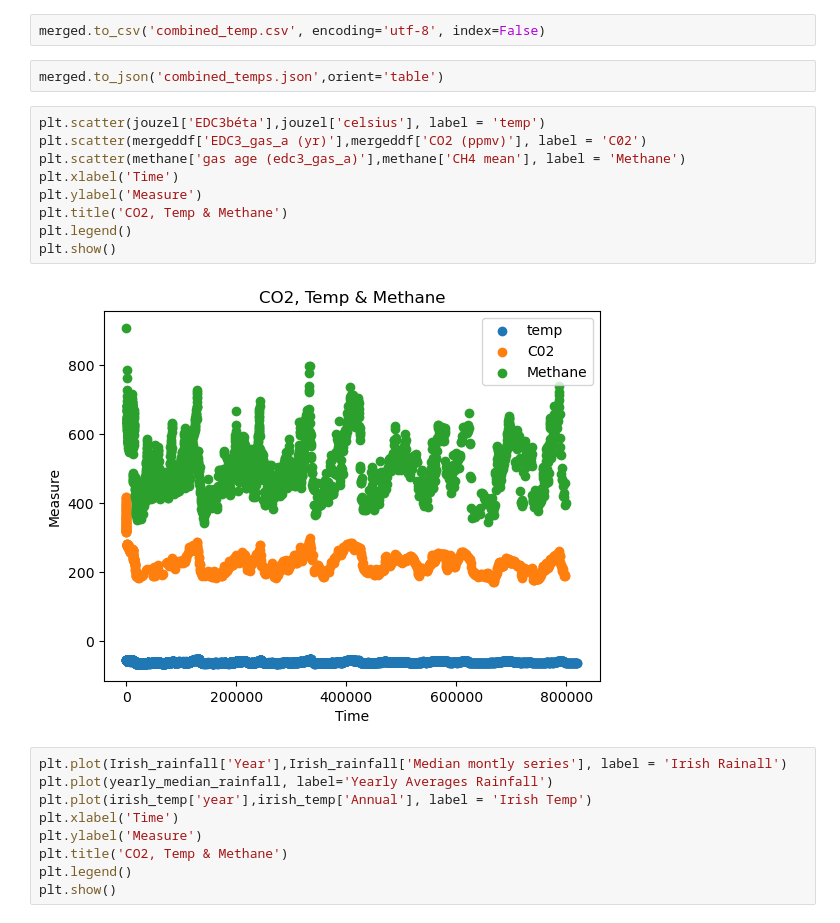
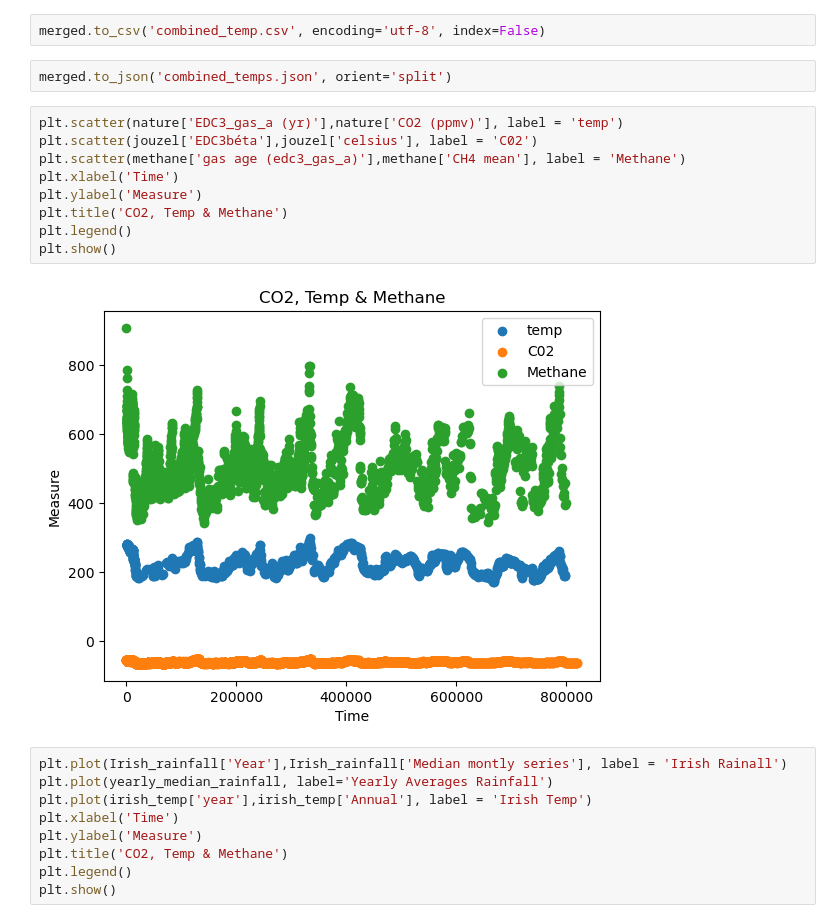
Before and after one commit to keithmmc/pda2, a Jupyter notebook: project2.ipynb, the cells around one changed output. Cells and saved outputs as stored; diff of their text form.

```diff
--- a/project2.ipynb
+++ b/project2.ipynb
@@ -447,18 +413,18 @@ merged
 # %%
 merged.to_csv('combined_temp.csv', encoding='utf-8', index=False)
 # %%
-merged.to_json('combined_temps.json',orient='table')
+merged.to_json('combined_temps.json', orient='split')
 # %%
-plt.scatter(jouzel['EDC3béta'],jouzel['celsius'], label = 'temp')
-plt.scatter(mergeddf['EDC3_gas_a (yr)'],mergeddf['CO2 (ppmv)'], label = 'C02')
+plt.scatter(nature['EDC3_gas_a (yr)'],nature['CO2 (ppmv)'], label = 'temp')
+plt.scatter(jouzel['EDC3béta'],jouzel['celsius'], label = 'C02')
 plt.scatter(methane['gas age (edc3_gas_a)'],methane['CH4 mean'], label = 'Methane')
 plt.xlabel('Time')
 plt.ylabel('Measure')
 plt.title('CO2, Temp & Methane')
 plt.legend()
 plt.show()
 # %% [output]
-[figure, old version]
+[figure, new version]
 # %%
 plt.plot(Irish_rainfall['Year'],Irish_rainfall['Median montly series'], label = 'Irish Rainall')
 plt.plot(yearly_median_rainfall, label='Yearly Averages Rainfall')
```
Also changed, not shown: parts of 26 cells of this notebook.
